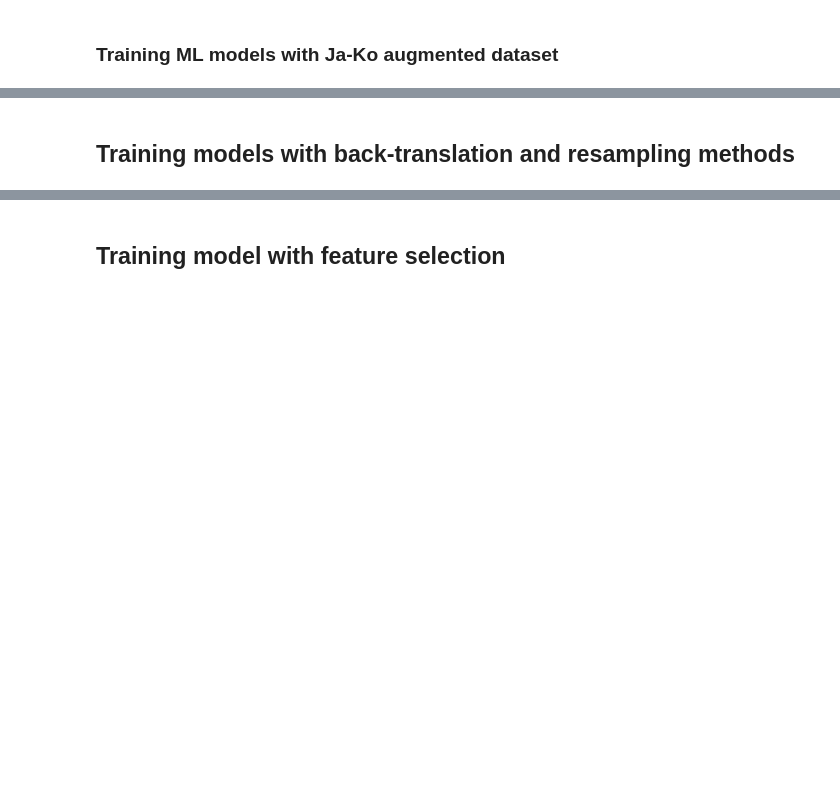
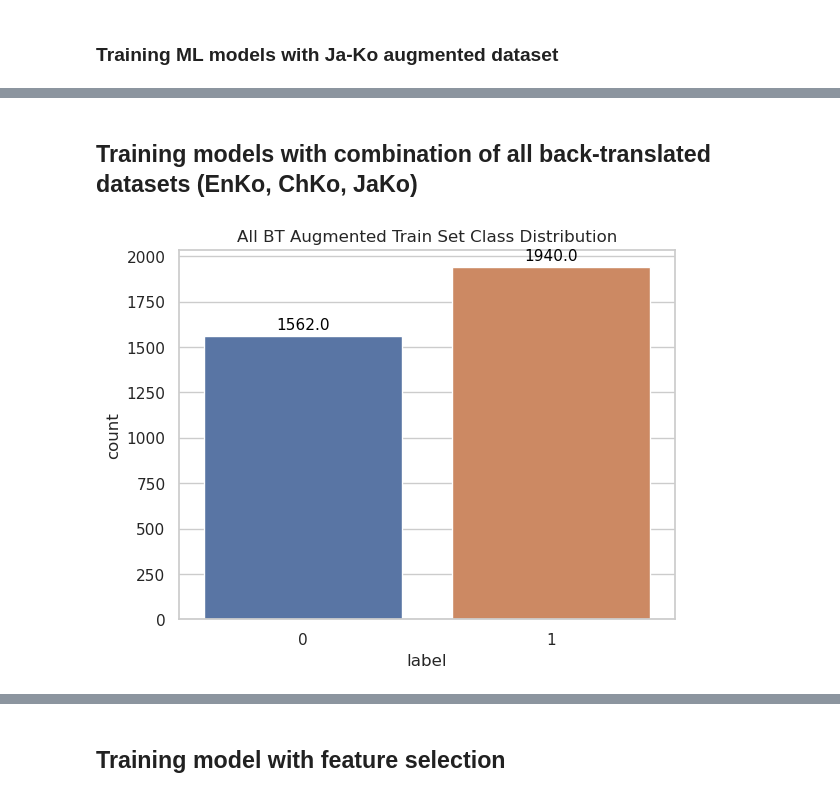
Before and after one commit to selfcontrol7/Korean_Voice_Phishing_Detection, a Jupyter notebook: Optimized_models/BT models for Korean Vishing.ipynb, the cells around one changed output, grey strips where cells are left out. Cells and saved outputs as stored; diff of their text form; code cells hidden in the pictures; blank space fills up the shorter version.

Commit message:
Training of the models using Bact-translation dataset augmentation method - Training ML model with Original+EnKo+ChKo+JaKo dataset

```diff
--- a/Optimized_models/BT models for Korean Vishing.ipynb
+++ b/Optimized_models/BT models for Korean Vishing.ipynb
@@ -2339,6 +2339,14 @@ Training and testing time of all models 5.3839 seconds
 | 46 | XGBClassifier_BT-JaKo | 0.961905 | 0.961905 | 0.961905 | 0.990618 | 0.981818 | 2.875288 | 0.001155 |
 | 47 | LGBMClassifier_BT-JaKo | 0.000000 | 0.000000 | 0.000000 | 0.985856 | 0.761364 | 0.736598 | 0.001335 |
 # %% [markdown]
-## Training models with back-translation and resampling methods
+## Training models with combination of all back-translated datasets (EnKo, ChKo, JaKo)
 # %%
-#
+# concatenate the augmented train_set_new, train_set_en_new, train_set_ch_new, train_set_ja_new dataset to a new dataset
+
+train_set_all = pd.concat([train_set_new, train_set_en_new, train_set_ch_new, train_set_ja_new], ignore_index=True)
+train_set_all
+
+# plot the class distribution of the new train_set dataset
+plot_class_distribution(train_set_all, 'All BT Augmented Train Set Class Distribution')
+# %% [output]
+[figure, added]
```
Also changed, not shown: parts of 3 cells of this notebook.
